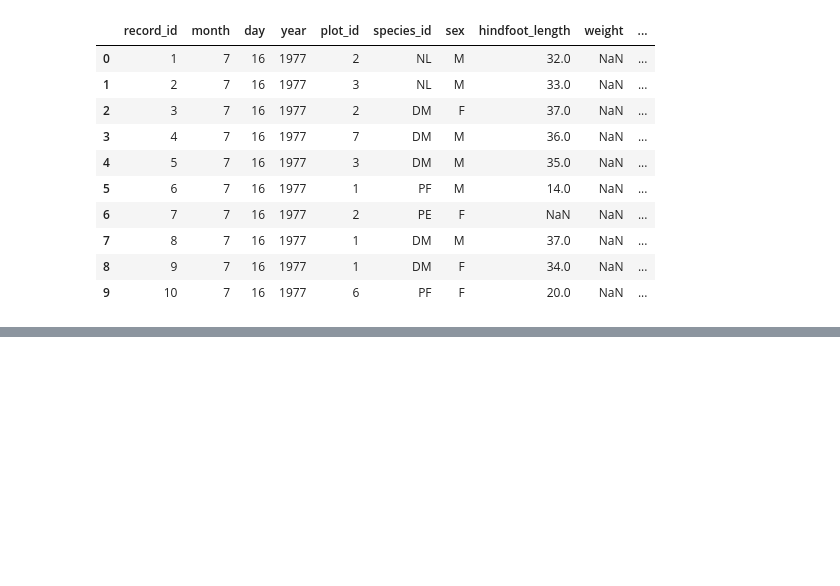
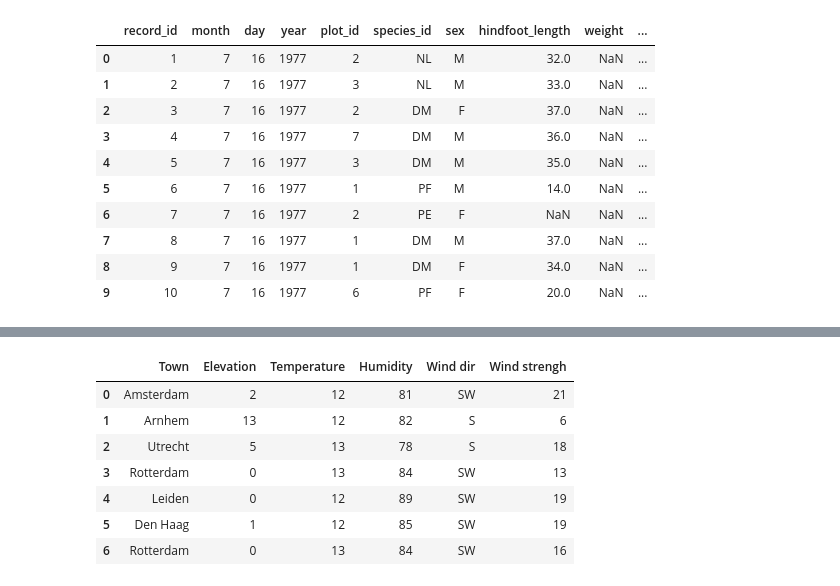
Before and after one commit to UtrechtUniversity/workshop-introduction-to-python, a Jupyter notebook: book/data-science-with-pandas-2.ipynb, the cells around one changed output, grey strips where cells are left out. Saved outputs shown, nothing was run; the diff lists cells and outputs as text; code cells hidden in the pictures; blank space fills up the shorter version.

```diff
--- a/book/data-science-with-pandas-2.ipynb
+++ b/book/data-science-with-pandas-2.ipynb
@@ -281,0 +302,11 @@ None
+# %%
+right_df
+# %% [output]
+|  | Town | Elevation | Temperature | Humidity | Wind dir | Wind strengh |
+| 0 | Amsterdam | 2 | 12 | 81 | SW | 21 |
+| 1 | Arnhem | 13 | 12 | 82 | S | 6 |
+| 2 | Utrecht | 5 | 13 | 78 | S | 18 |
+| 3 | Rotterdam | 0 | 13 | 84 | SW | 13 |
+| 4 | Leiden | 0 | 12 | 89 | SW | 19 |
+| 5 | Den Haag | 1 | 12 | 85 | SW | 19 |
+| 6 | Rotterdam | 0 | 13 | 84 | SW | 16 |
```
Also changed, not shown: parts of 23 cells of this notebook, 4 other files.
